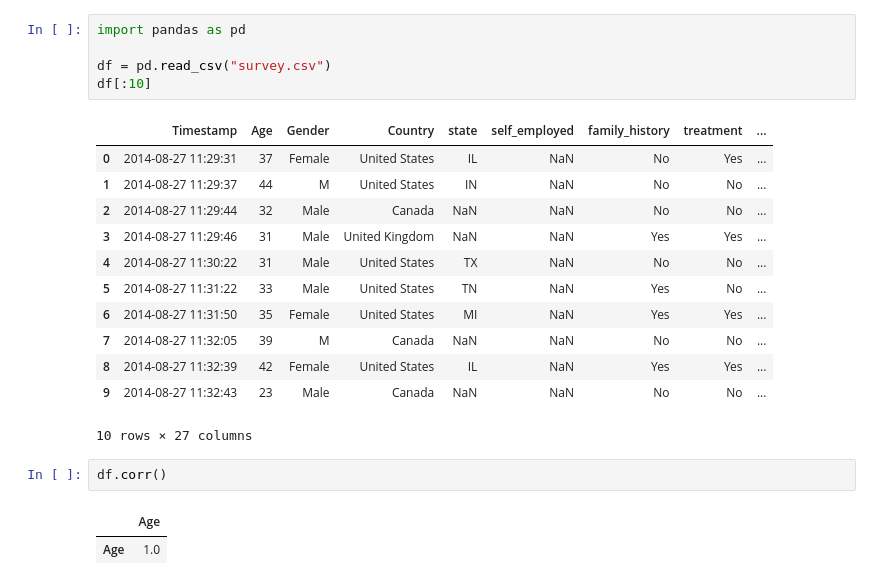
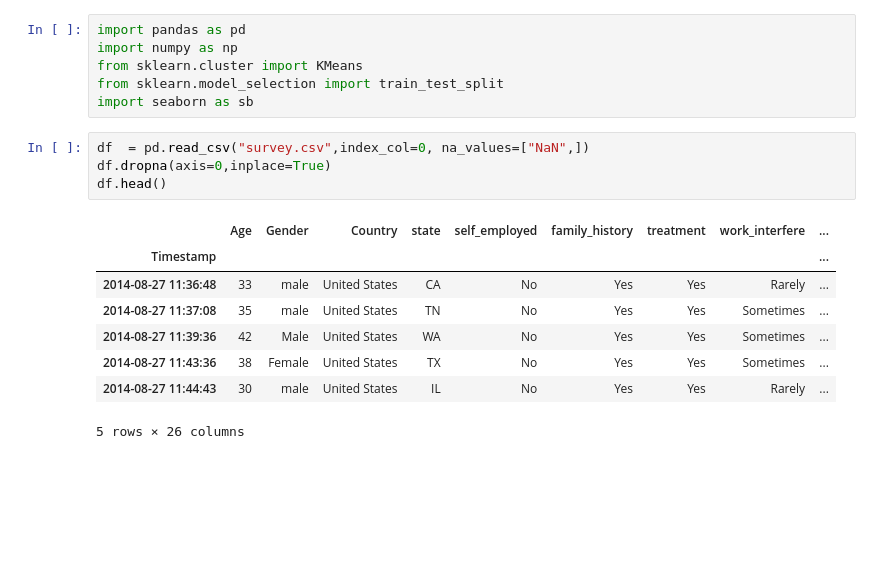
Before and after one commit to rinkeshsante/SEM-8-EXP, a Jupyter notebook: SMA EXP 4/exp4.ipynb, the cells around one changed output. Drawn from its saved outputs; the diff is of its cells as text; blank space fills up the shorter version.

```diff
--- a/SMA EXP 4/exp4.ipynb
+++ b/SMA EXP 4/exp4.ipynb
@@ -1,23 +1,19 @@
-# %%
-import pandas as pd
-
-df = pd.read_csv("survey.csv")
-df[:10]
-# %% [output]
-|  | Timestamp | Age | Gender | Country | state | self_employed | family_history | treatment | ... |
-| 0 | 2014-08-27 11:29:31 | 37 | Female | United States | IL | NaN | No | Yes | ... |
-| 1 | 2014-08-27 11:29:37 | 44 | M | United States | IN | NaN | No | No | ... |
-| 2 | 2014-08-27 11:29:44 | 32 | Male | Canada | NaN | NaN | No | No | ... |
-| 3 | 2014-08-27 11:29:46 | 31 | Male | United Kingdom | NaN | NaN | Yes | Yes | ... |
-| 4 | 2014-08-27 11:30:22 | 31 | Male | United States | TX | NaN | No | No | ... |
-| 5 | 2014-08-27 11:31:22 | 33 | Male | United States | TN | NaN | Yes | No | ... |
-| 6 | 2014-08-27 11:31:50 | 35 | Female | United States | MI | NaN | Yes | Yes | ... |
-| 7 | 2014-08-27 11:32:05 | 39 | M | Canada | NaN | NaN | No | No | ... |
-| 8 | 2014-08-27 11:32:39 | 42 | Female | United States | IL | NaN | Yes | Yes | ... |
-| 9 | 2014-08-27 11:32:43 | 23 | Male | Canada | NaN | NaN | No | No | ... |
-10 rows × 27 columns
-# %%
-df.corr()
-# %% [output]
-|  | Age |
-| Age | 1.0 |
+# %%
+import pandas as pd
+import numpy as np
+from sklearn.cluster import KMeans
+from sklearn.model_selection import train_test_split
+import seaborn as sb
+# %%
+df  = pd.read_csv("survey.csv",index_col=0, na_values=["NaN",])
+df.dropna(axis=0,inplace=True)
+df.head()
+# %% [output]
+|  | Age | Gender | Country | state | self_employed | family_history | treatment | work_interfere | ... |
+| Timestamp |  |  |  |  |  |  |  |  | ... |
+| 2014-08-27 11:36:48 | 33 | male | United States | CA | No | Yes | Yes | Rarely | ... |
+| 2014-08-27 11:37:08 | 35 | male | United States | TN | No | Yes | Yes | Sometimes | ... |
+| 2014-08-27 11:39:36 | 42 | Male | United States | WA | No | Yes | Yes | Sometimes | ... |
+| 2014-08-27 11:43:36 | 38 | Female | United States | TX | No | Yes | Yes | Sometimes | ... |
+| 2014-08-27 11:44:43 | 30 | male | United States | IL | No | Yes | Yes | Rarely | ... |
+5 rows × 26 columns
```
Also changed, not shown: parts of 4 cells of this notebook, 13 other files.
